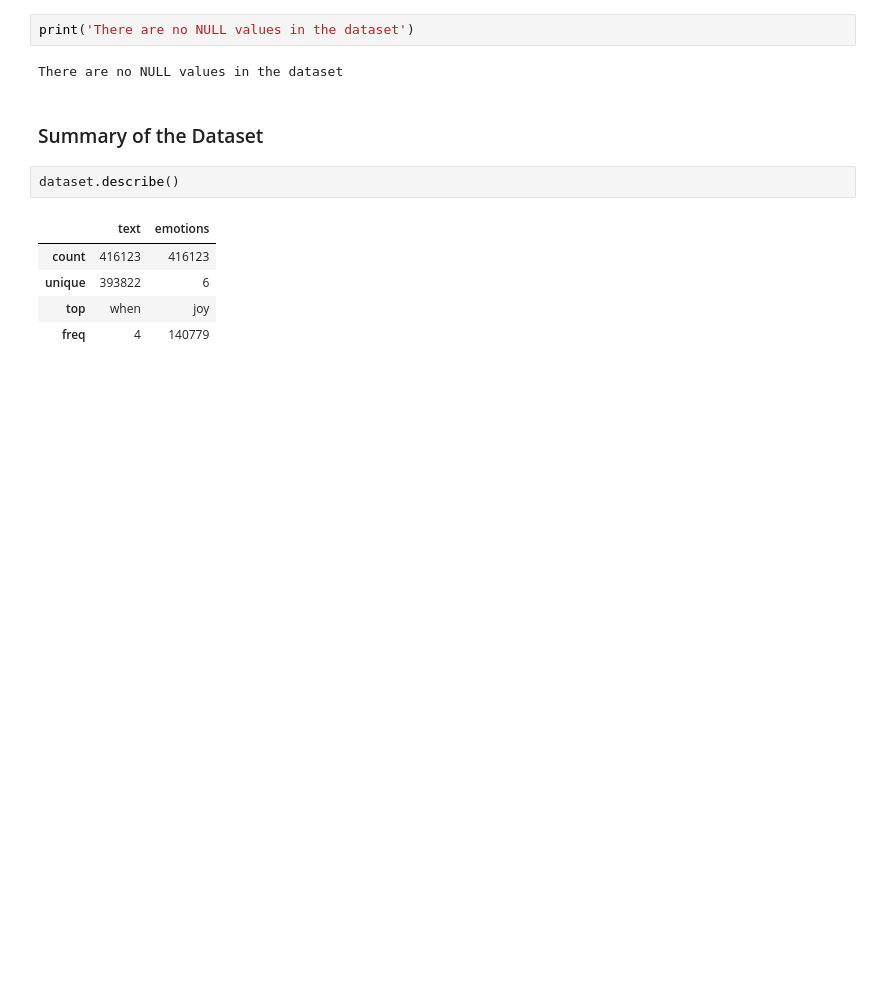
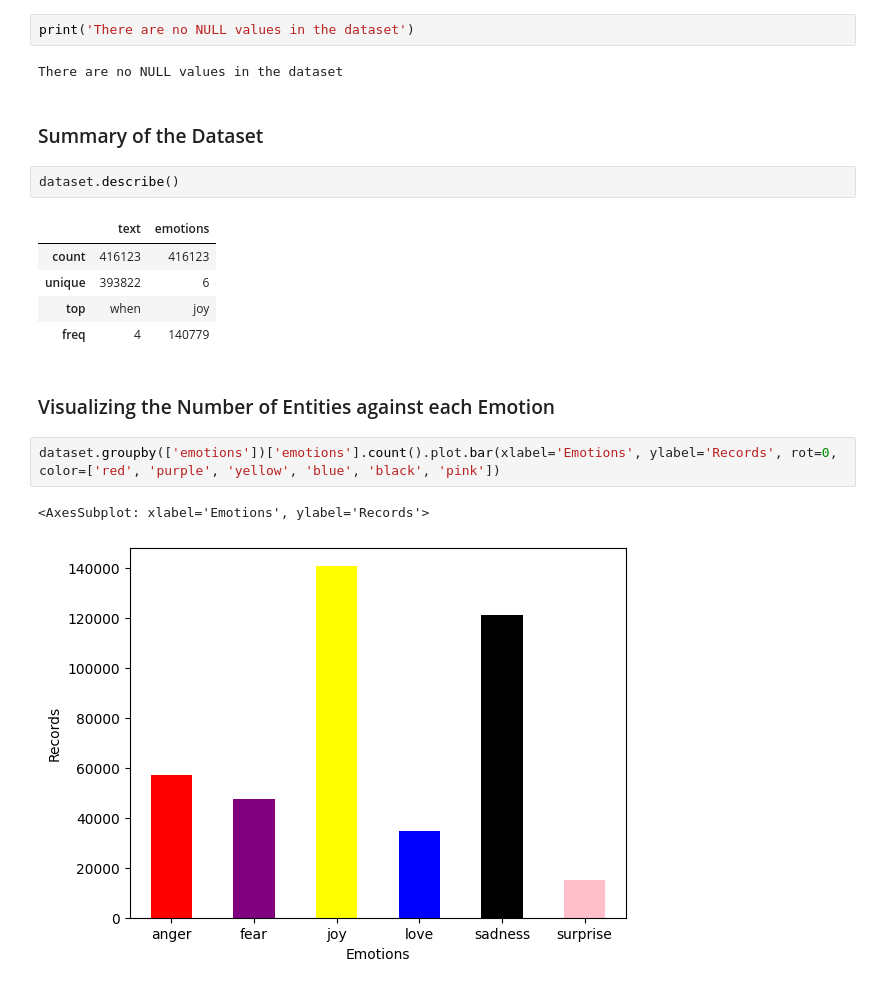
Before and after one commit to adan35/AiDreams, a Jupyter notebook: emotion_detector.ipynb, the cells around one changed output. Saved outputs shown, nothing was run; the diff lists cells and outputs as text; blank space fills up the shorter version.

Commit message:
visualizing records against each emotion in the dataset

```diff
--- a/emotion_detector.ipynb
+++ b/emotion_detector.ipynb
@@ -63,3 +63,10 @@ dataset.describe()
 | unique | 393822 | 6 |
 | top | when | joy |
 | freq | 4 | 140779 |
+# %% [markdown]
+### Visualizing the Number of Entities against each Emotion
+# %%
+dataset.groupby(['emotions'])['emotions'].count().plot.bar(xlabel='Emotions', ylabel='Records', rot=0, color=['red', 'purple', 'yellow', 'blue', 'black', 'pink'])
+# %% [output]
+<AxesSubplot: xlabel='Emotions', ylabel='Records'>
+[figure, added]
```
Also changed, not shown: parts of 1 cell of this notebook.
